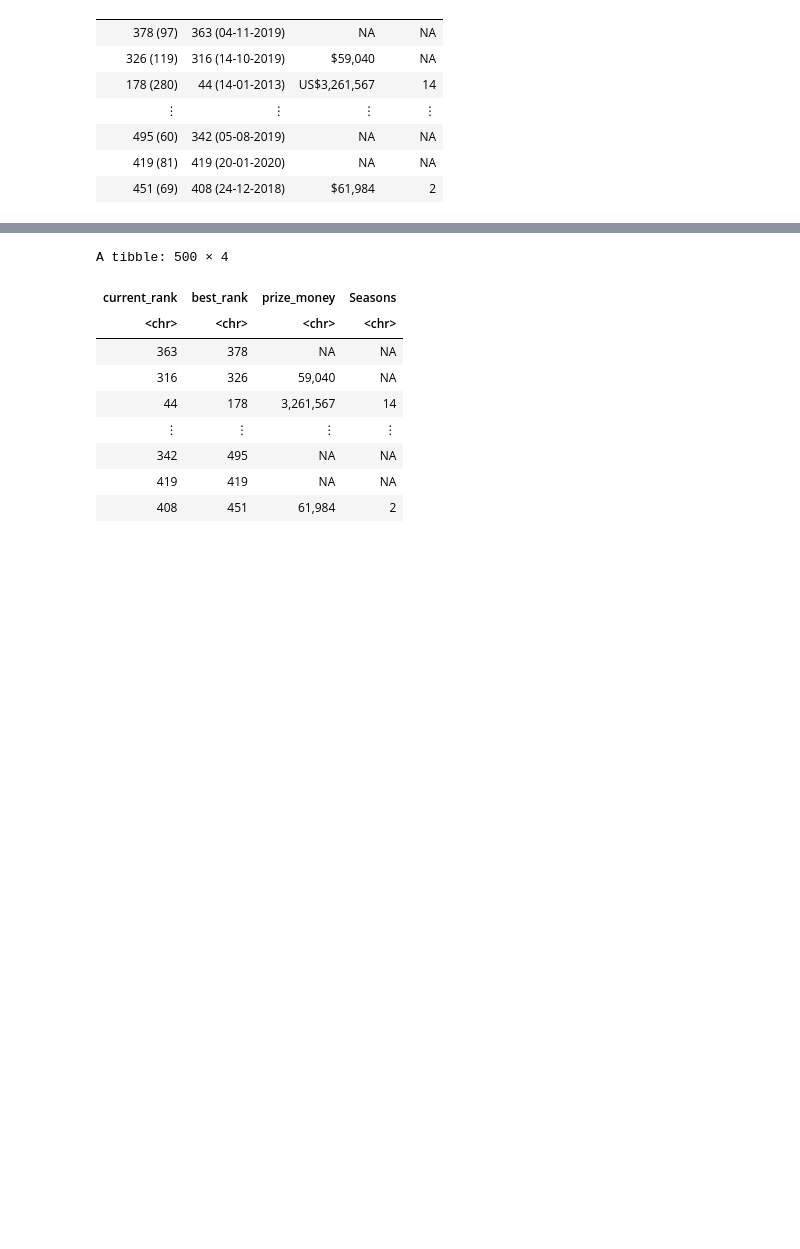
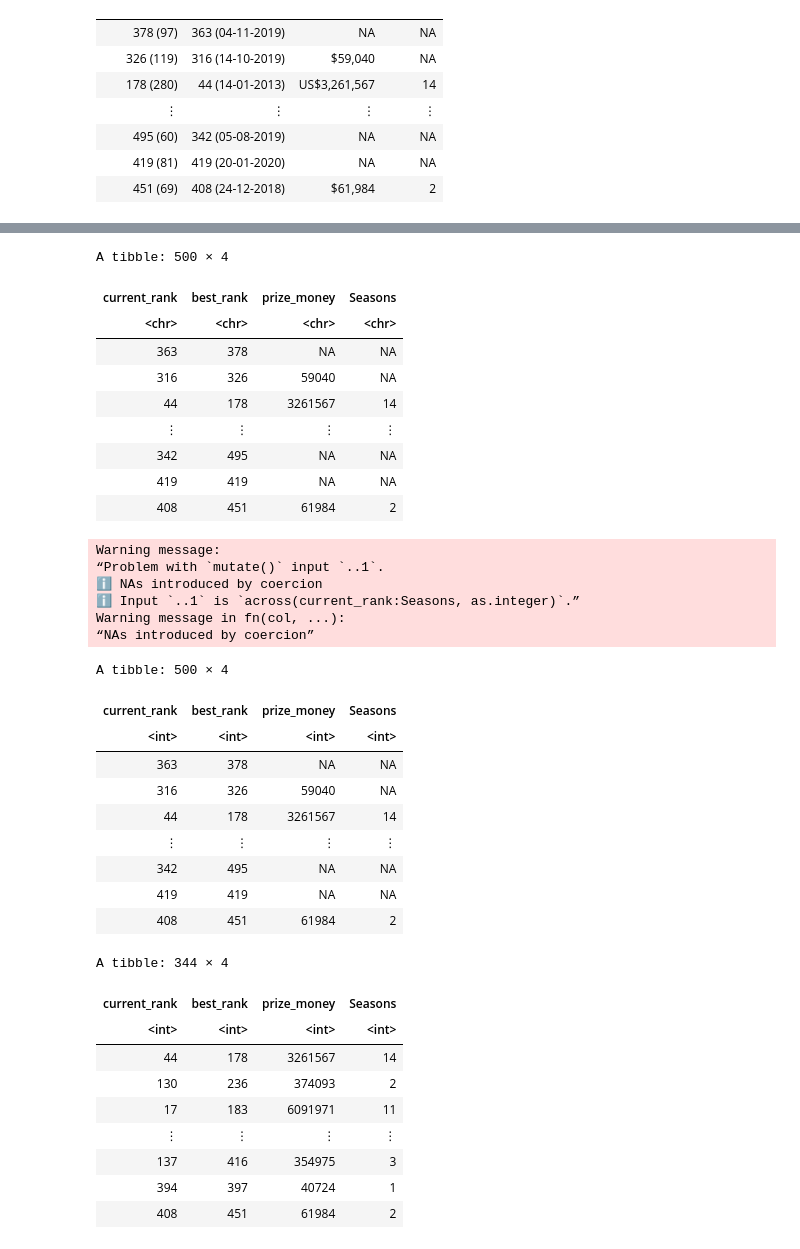
Before and after one commit to JahnaviChen/DSCI-Proposal, a Jupyter notebook: Loaded_Data.ipynb, the cells around one changed output, grey strips where cells are left out. Saved outputs shown, nothing was run; the diff lists cells and outputs as text; code cells hidden in the pictures; blank space fills up the shorter version.

```diff
--- a/Loaded_Data.ipynb
+++ b/Loaded_Data.ipynb
@@ -111,0 +60,27 @@ A tibble: 500 × 4
+# %%
+player_stats_data[] <- lapply(player_stats_data, gsub, pattern="\\$", replacement="")
+player_stats_data[]
+
+player_stats_data$prize_money <- gsub("US", "", as.character(player_stats_data$prize_money))
+
+prize_money <- gsub(",", "", as.character(player_stats_data$prize_money))
+
+# 24th, 10th, 14th, 27th, 15th, 30th, 4th, 28th, 2nd, 6th, 30th, 33rd, 26th, 24th, 48th, 41st, 24th, 15th”
+
+prize_money0 <- gsub("11th all-time leader in earnings", "", as.character(player_stats_data$prize_money))
+prize_money1 <- gsub("10th all-time leader in earnings", "", as.character(player_stats_data$prize_money))
+prize_money2 <- gsub("14th all-time leader in earnings", "", as.character(player_stats_data$prize_money))
+prize_money3 <- gsub("27th all-time leader in earnings", "", as.character(player_stats_data$prize_money))
+prize_money4 <- gsub("15th all-time leader in earnings", "", as.character(player_stats_data$prize_money))
+prize_money5 <- gsub("30th all-time leader in earnings", "", as.character(player_stats_data$prize_money))
+prize_money6 <- gsub("4th all-time leader in earnings", "", as.character(player_stats_data$prize_money))
+prize_money7 <- gsub("28th all-time leader in earnings", "", as.character(player_stats_data$prize_money))
+prize_money8 <- gsub("2nd all-time leader in earnings", "", as.character(player_stats_data$prize_money))
+prize_money9 <- gsub("6th all-time leader in earnings", "", as.character(player_stats_data$prize_money))
+prize_money10 <- gsub("30th all-time leader in earnings", "", as.character(player_stats_data$prize_money))
+prize_money11 <- gsub("33th all-time leader in earnings", "", as.character(player_stats_data$prize_money))
+prize_money12 <- gsub("26th all-time leader in earnings", "", as.character(player_stats_data$prize_money))
+prize_money13 <- gsub("48th all-time leader in earnings", "", as.character(player_stats_data$prize_money))
+prize_money14 <- gsub("41th all-time leader in earnings", "", as.character(player_stats_data$prize_money))
+prize_money15 <- gsub("24th all-time leader in earnings", "", as.character(player_stats_data$prize_money))
+prize_money1
@@ -152,20 +119,54 @@ best_rank_change
 # %%
 player_stats_mutate <- mutate(player_stats_data,
-    prize_money = player_stats_data$prize_money,
+    prize_money = prize_money,
     current_rank = current_rank_change,
     best_rank = best_rank_change
 )
 player_stats_mutate
+
+
+player_stats <- player_stats_mutate %>%
+  mutate(across(current_rank:Seasons, as.integer))
+player_stats
+
+stats <- na.omit(player_stats)
+stats
 # %% [output]
 A tibble: 500 × 4
 | current_rank | best_rank | prize_money | Seasons |
 | <chr> | <chr> | <chr> | <chr> |
 | 363 | 378 | NA | NA |
-| 316 | 326 | 59,040 | NA |
-| 44 | 178 | 3,261,567 | 14 |
+| 316 | 326 | 59040 | NA |
+| 44 | 178 | 3261567 | 14 |
 | ⋮ | ⋮ | ⋮ | ⋮ |
 | 342 | 495 | NA | NA |
 | 419 | 419 | NA | NA |
-| 408 | 451 | 61,984 | 2 |
+| 408 | 451 | 61984 | 2 |
+Warning message:
+“Problem with `mutate()` input `..1`.
+ℹ NAs introduced by coercion
+ℹ Input `..1` is `across(current_rank:Seasons, as.integer)`.”
+Warning message in fn(col, ...):
+“NAs introduced by coercion”
+A tibble: 500 × 4
+| current_rank | best_rank | prize_money | Seasons |
+| <int> | <int> | <int> | <int> |
+| 363 | 378 | NA | NA |
+| 316 | 326 | 59040 | NA |
+| 44 | 178 | 3261567 | 14 |
+| ⋮ | ⋮ | ⋮ | ⋮ |
+| 342 | 495 | NA | NA |
+| 419 | 419 | NA | NA |
+| 408 | 451 | 61984 | 2 |
+A tibble: 344 × 4
+| current_rank | best_rank | prize_money | Seasons |
+| <int> | <int> | <int> | <int> |
+| 44 | 178 | 3261567 | 14 |
+| 130 | 236 | 374093 | 2 |
+| 17 | 183 | 6091971 | 11 |
+| ⋮ | ⋮ | ⋮ | ⋮ |
+| 137 | 416 | 354975 | 3 |
+| 394 | 397 | 40724 | 1 |
+| 408 | 451 | 61984 | 2 |
 # %%
 #create_training_data
```
Also changed, not shown: parts of 7 cells of this notebook.
